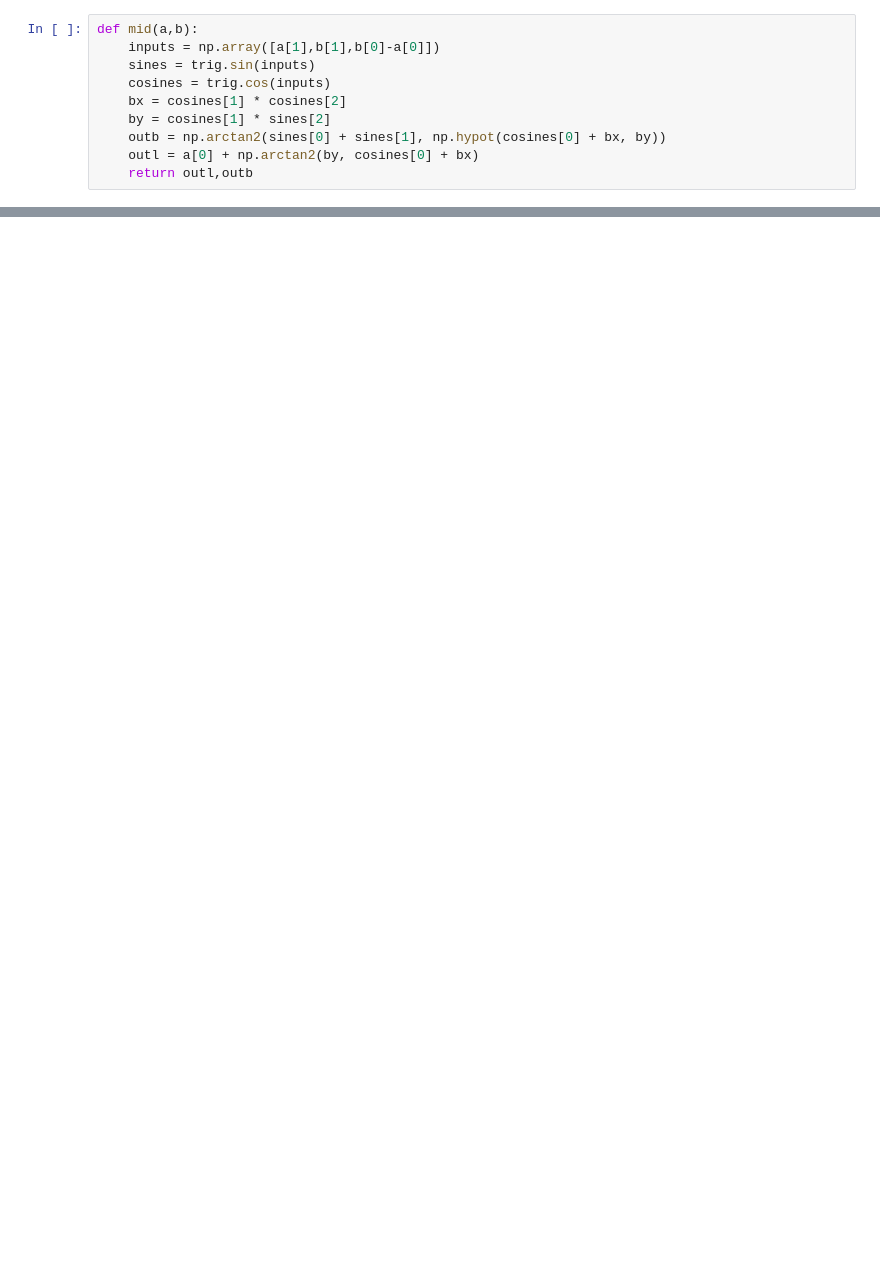
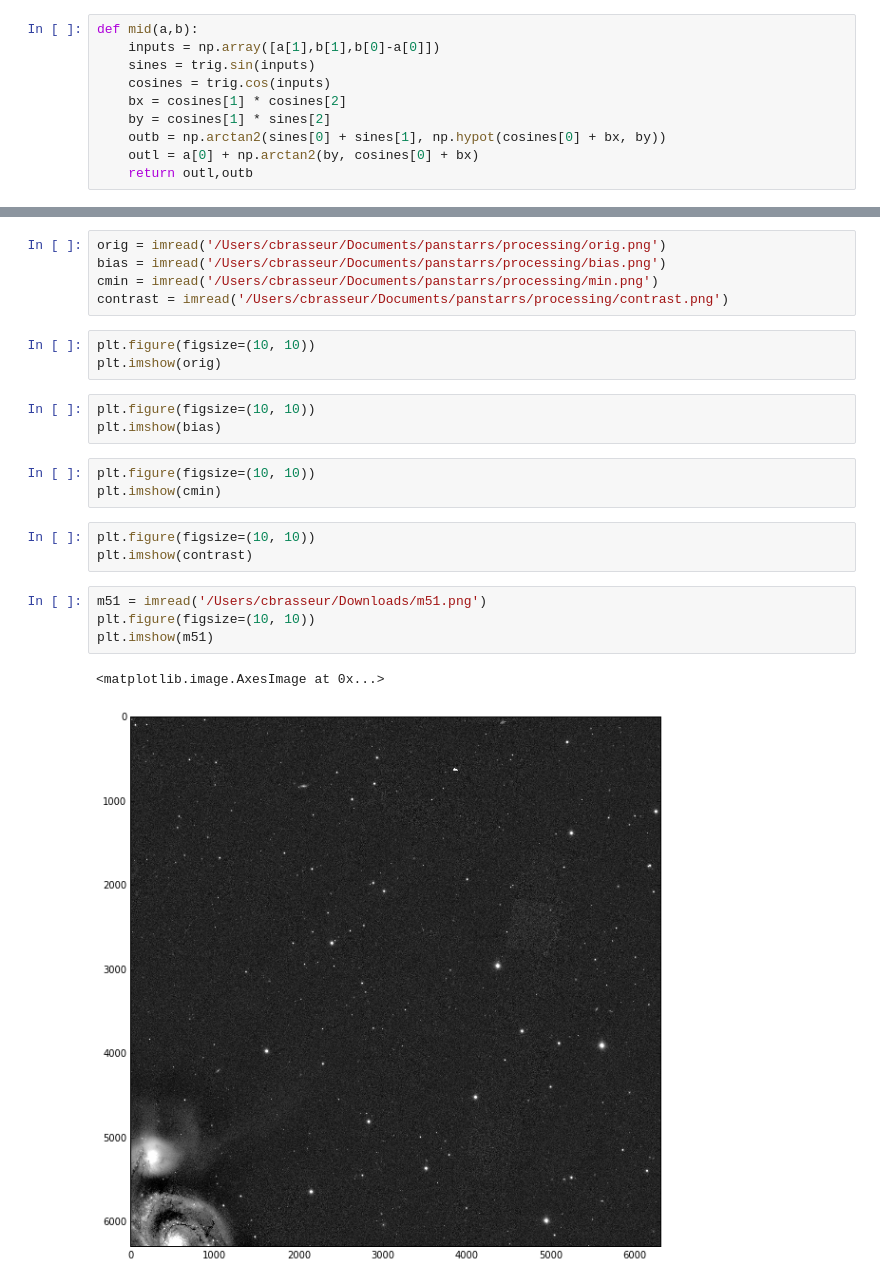
Before and after one commit to ceb8/toastPanstarrs, a Jupyter notebook: experiments.ipynb, the cells around one changed output, grey strips where cells are left out. Drawn from its saved outputs; the diff is of its cells as text; blank space fills up the shorter version.

```diff
--- a/experiments.ipynb
+++ b/experiments.ipynb
@@ -441,0 +285,24 @@ def mid(a,b):
+# %%
+orig = imread('/Users/cbrasseur/Documents/panstarrs/processing/orig.png')
+bias = imread('/Users/cbrasseur/Documents/panstarrs/processing/bias.png')
+cmin = imread('/Users/cbrasseur/Documents/panstarrs/processing/min.png')
+contrast = imread('/Users/cbrasseur/Documents/panstarrs/processing/contrast.png')
+# %%
+plt.figure(figsize=(10, 10))
+plt.imshow(orig)
+# %%
+plt.figure(figsize=(10, 10))
+plt.imshow(bias)
+# %%
+plt.figure(figsize=(10, 10))
+plt.imshow(cmin)
+# %%
+plt.figure(figsize=(10, 10))
+plt.imshow(contrast)
+# %%
+m51 = imread('/Users/cbrasseur/Downloads/m51.png')
+plt.figure(figsize=(10, 10))
+plt.imshow(m51)
+# %% [output]
+<matplotlib.image.AxesImage at 0x...>
+[figure, added]
```
Also changed, not shown: parts of 43 cells of this notebook, 7 other files.
